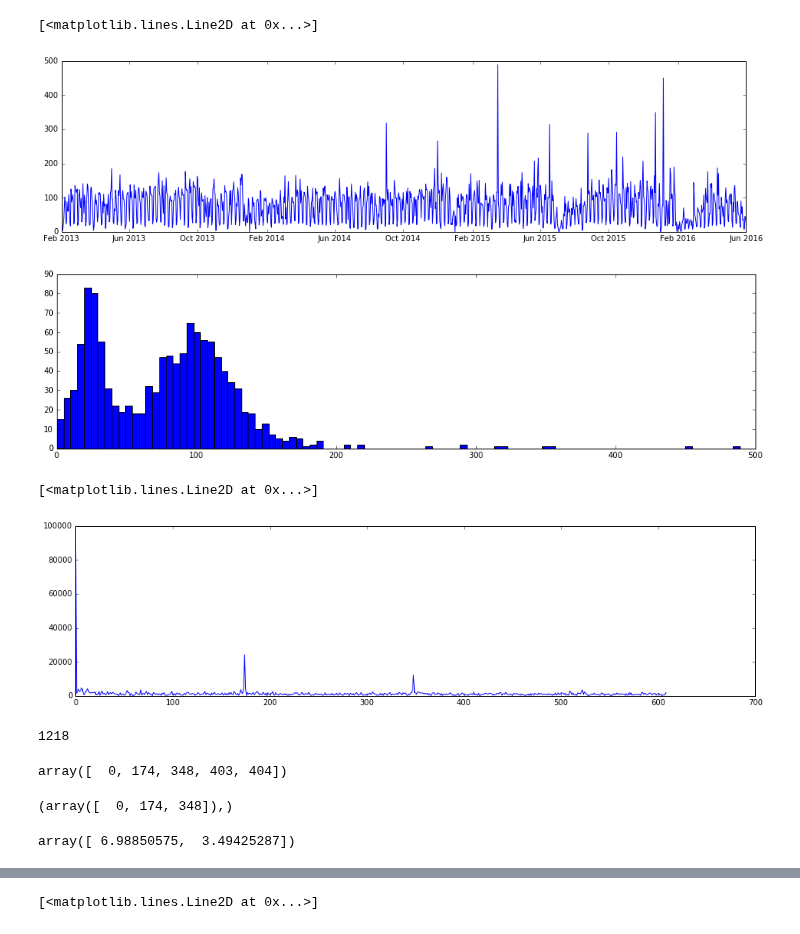
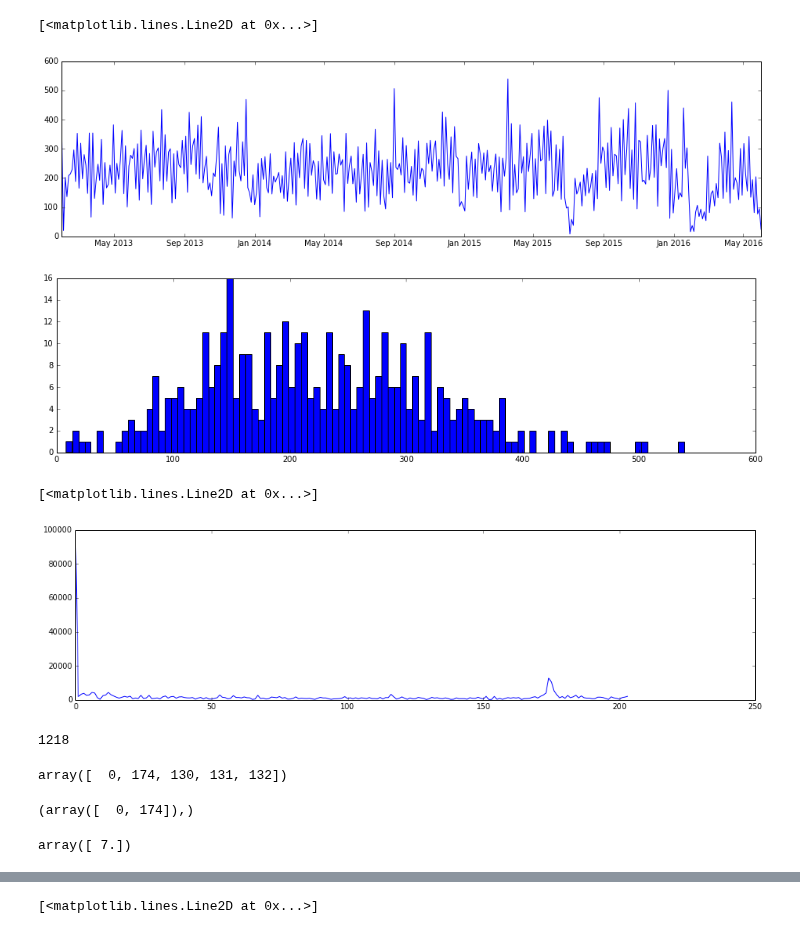
Before and after one commit to inspirehep/invenio-trends, a Jupyter notebook: research/Zscores.ipynb, the cells around one changed output, grey strips where cells are left out. Drawn from its saved outputs; the diff is of its cells as text; code cells hidden in the pictures.

```diff
--- a/research/Zscores.ipynb
+++ b/research/Zscores.ipynb
@@ -15,21 +15,21 @@ def hist_terms(terms=None, interval='week', start='1900-01-01', end='2020-01-01'
     )
     return q.execute().aggregations.group_by_date.buckets
 # %%
-tx, ty = unzip(hist_terms(interval='day'))
+tx, ty = unzip(hist_terms(interval='3d'))
 plt.plot(tx, ty)
 # %% [output]
 [<matplotlib.lines.Line2D at 0x...>]
-[figure, old version]
+[figure, new version]
 # %%
 plt.hist(ty, bins=100)
 plt.show()
 # %% [output]
-[figure, old version]
+[figure, new version]
 # %%
 plt.plot(np.abs(np.fft.rfft(ty)))
 # %% [output]
 [<matplotlib.lines.Line2D at 0x...>]
-[figure, old version]
+[figure, new version]
 # %%
 fft = np.abs(np.fft.rfft(ty))
 fft[fft < 12000] = 0
@@ -41,15 +41,15 @@ days
 # %%
 np.argsort(-fft)[:5]
 # %% [output]
-array([  0, 174, 348, 403, 404])
+array([  0, 174, 130, 131, 132])
 # %%
 np.nonzero(fft)
 # %% [output]
-(array([  0, 174, 348]),)
+(array([  0, 174]),)
 # %%
 1 / (np.nonzero(fft)[0][1:] / days)
 # %% [output]
-array([ 6.98850575,  3.49425287])
+array([ 7.])
 # %%
 tx, ty = unzip(hist_terms())
 plt.plot(tx, ty)
```
Also changed, not shown: parts of 13 cells of this notebook, 1 other file.
